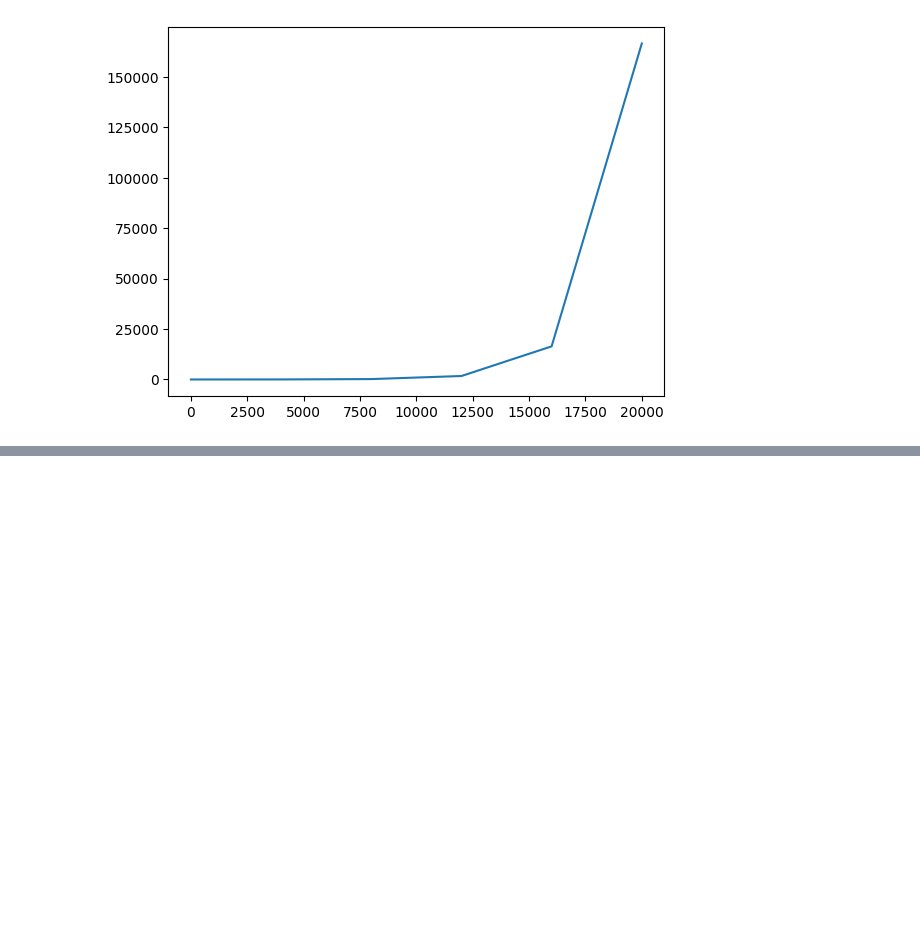
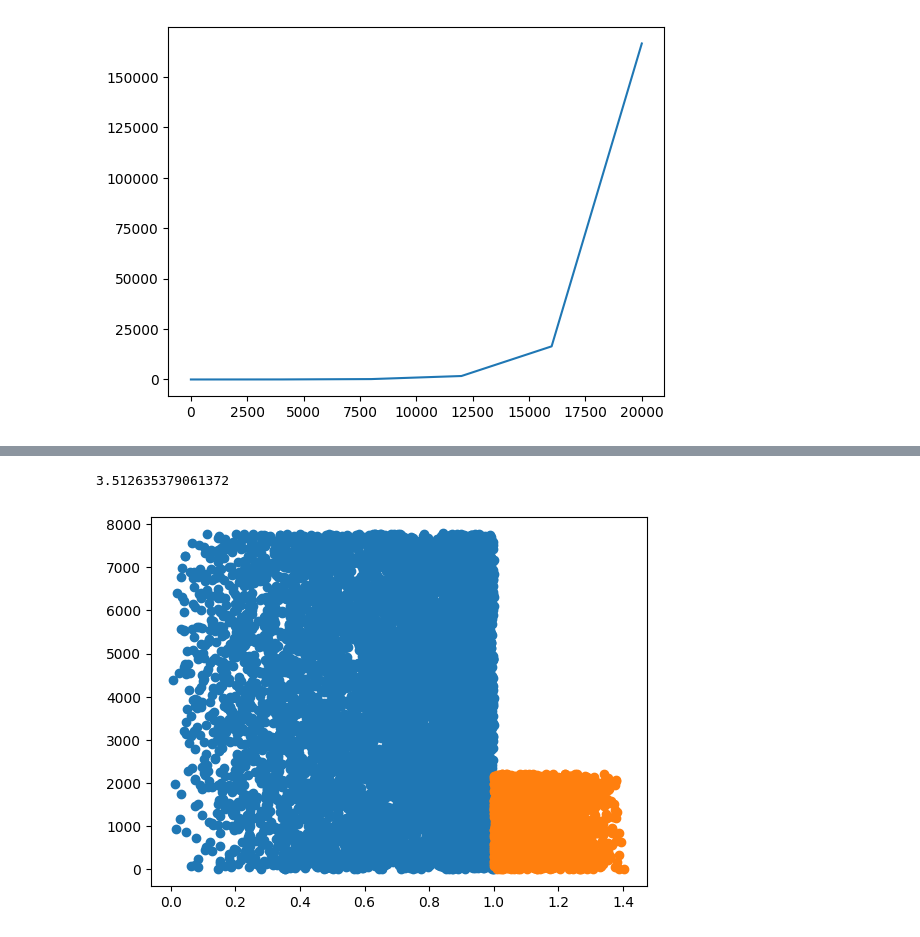
Before and after one commit to karlrydberg-stack/programmering_karl_rydberg_de25, a Jupyter notebook: exercises/exercise_3.ipynb, the cells around one changed output, grey strips where cells are left out. Drawn from its saved outputs; the diff is of its cells as text; code cells hidden in the pictures; blank space fills up the shorter version.

Commit message:
monte carlo

```diff
--- a/exercises/exercise_3.ipynb
+++ b/exercises/exercise_3.ipynb
@@ -179,0 +226,36 @@ door_3
+# %%
+# Monte Carlo simulation
+import random
+import math
+import matplotlib.pyplot as plt
+import numpy
+
+# a)
+empty_list = []
+empty_list_1 = []
+for iterator in range(10000):
+    x_coordinate = random.uniform(-1, 1)
+    y_coordinate = random.uniform(-1, 1)
+    distance = math.sqrt(x_coordinate ** 2 + y_coordinate ** 2)
+    if distance < 1:
+        empty_list.append(distance)
+    else:
+        empty_list_1.append(distance)
+
+x = numpy.array(empty_list)
+y = numpy.array(range(len(empty_list)))
+plt.scatter(x, y)
+x = numpy.array(empty_list_1)
+y = numpy.array(range(len(empty_list_1)))
+plt.scatter(x, y)
+
+# b)
+print(len(empty_list) / len(empty_list_1))
+
+
+
+
+plt.show()
+# %% [output]
+3.512635379061372
+[figure, added]
```
Also changed, not shown: parts of 1 cell of this notebook.
